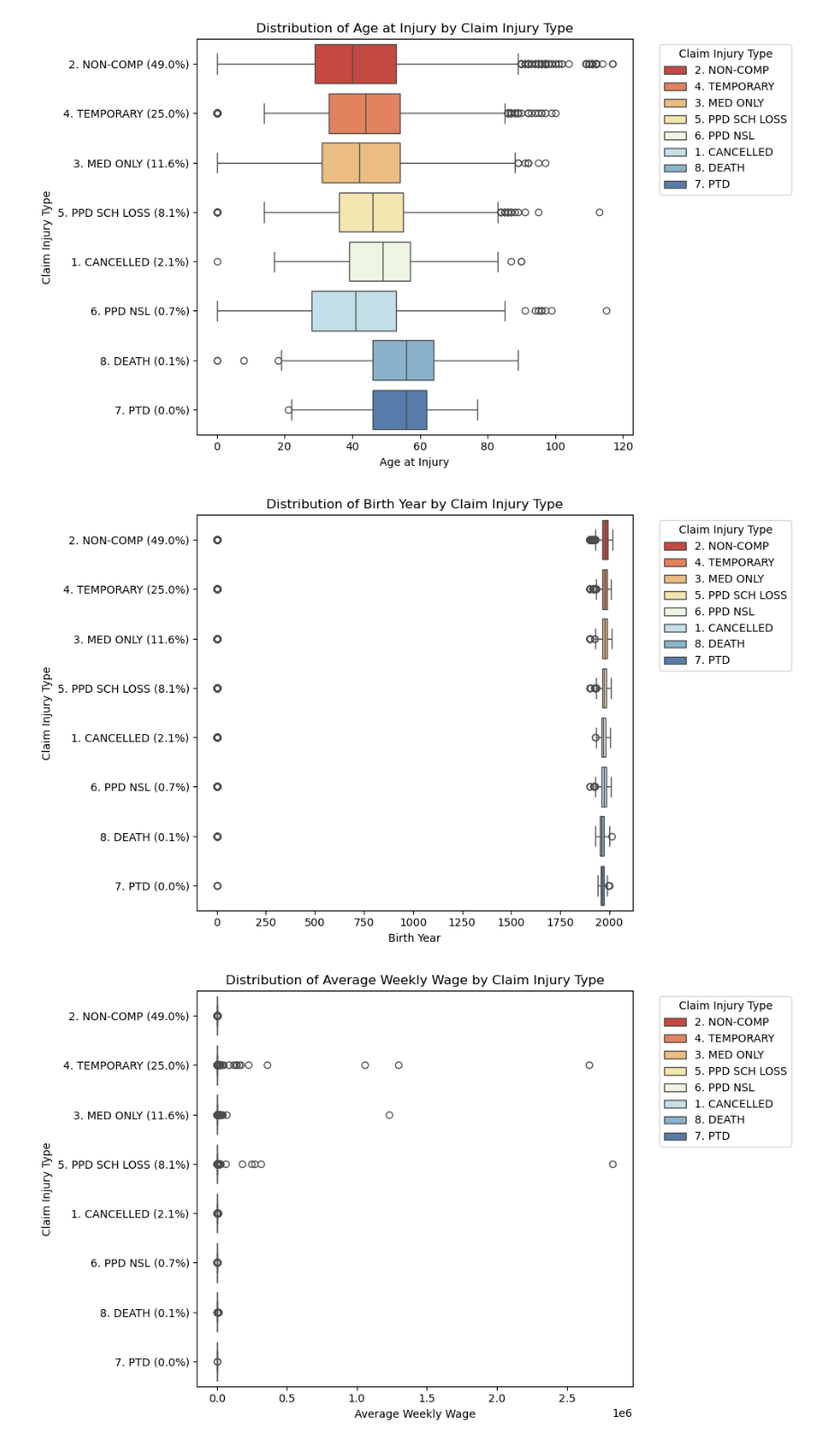
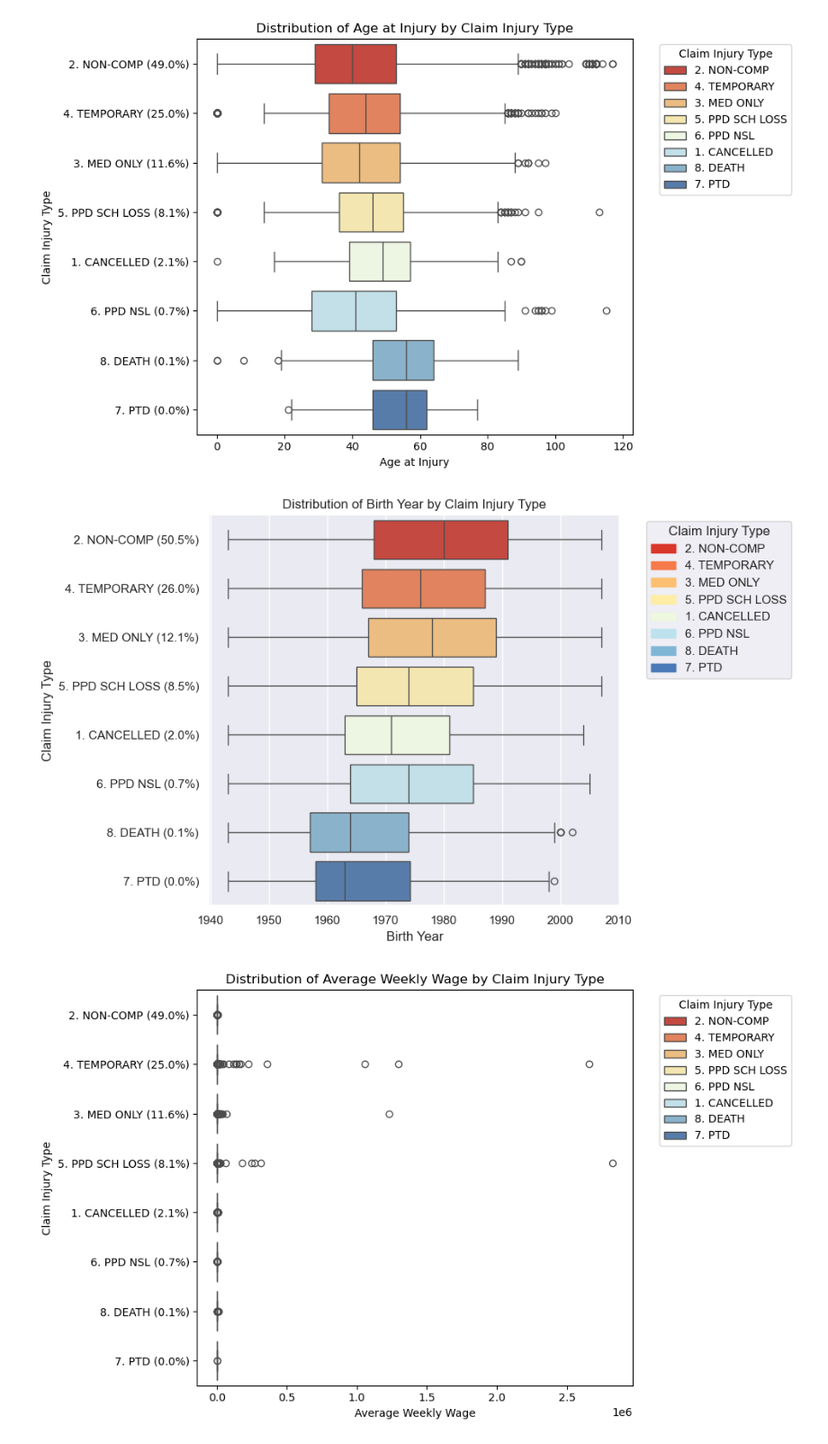
Before and after one commit to DiogoPF/Multiclass_Classification-WCB, a Jupyter notebook: resources/explorative analysis_Isa.ipynb, the cells around one changed output. Shown at 90% size. Cells and saved outputs as stored; diff of their text form; code cells hidden in the pictures.

```diff
--- a/resources/explorative analysis_Isa.ipynb
+++ b/resources/explorative analysis_Isa.ipynb
@@ -965,0 +957,9 @@ for feature in numeric:
+# %%
+a = df[(df["Age at Injury"] > 21) & (df["Birth Year"] < 80)]
+
+fig, ax = plt.subplots(1, 8, figsize=(30, 3))
+
+for i, cat in enumerate(df["Claim Injury Type"].value_counts().index):
+    viz_df = a[a["Claim Injury Type"] == cat]
+    sns.histplot(viz_df["Age at Injury"], ax=ax[i], color='#e0bda8')
+    ax[i].set_title(cat)
@@ -965,0 +970,9 @@ for feature in numeric:
+# %%
+a = df[(df["Birth Year"] < 2008) & (df["Birth Year"] > 1942)]
+
+fig, ax = plt.subplots(1, 8, figsize=(30, 3))
+
+for i, cat in enumerate(df["Claim Injury Type"].value_counts().index):
+    viz_df = a[a["Claim Injury Type"] == cat]
+    sns.histplot(viz_df["Birth Year"], ax=ax[i], color='#e0bda8')
+    ax[i].set_title(cat)
@@ -1054,9 +1087,54 @@ plot_boxplot("Claim Injury Type", "Age at Injury")
 # %% [output]
 [figure]
 # %%
-plot_boxplot("Claim Injury Type", "Birth Year")
+import seaborn as sns
+import matplotlib.pyplot as plt
+import matplotlib.patches as mpatches
+
+# Filter data
+df_sliced = df[(df["Birth Year"] < 2008) & (df["Birth Year"] > 1942)]
+
+# Calculate the count and percentage of each category in the target variable
+target_counts = df_sliced["Claim Injury Type"].value_counts()
+total_observations = len(df_sliced)
+target_percentages = (target_counts / total_observations) * 100
+
+# Create a dictionary for quick lookup of each category's percentage
+percentage_labels = {category: f"{category} ({perc:.1f}%)" for category, perc in zip(target_counts.index, target_percentages)}
+
+# Define a color palette
+palette = sns.color_palette("RdYlBu", n_colors=len(target_counts))
+
+# Create the box plot without hue
+plt.figure(figsize=(10, 6))
+sns.boxplot(
+    data=df_sliced,
+    x="Birth Year",
+    y="Claim Injury Type",
+    hue="Claim Injury Type",
+    palette=palette  # Apply palette directly without hue
+)
+
+# Set the title and labels
+plt.title("Distribution of Birth Year by Claim Injury Type")
+plt.xlabel("Birth Year")
+plt.ylabel("Claim Injury Type")
+
+# Annotate y-axis labels with percentages
+plt.yticks(
+    ticks=range(len(target_counts)),
+    labels=[percentage_labels[category] for category in target_counts.index]
+)
+
+# Manually create legend
+legend_patches = [mpatches.Patch(color=palette[i], label=category) for i, category in enumerate(target_counts.index)]
+plt.legend(handles=legend_patches, title="Claim Injury Type", bbox_to_anchor=(1.05, 1), loc='upper left')
+
+# Adjust layout for better readability
+plt.tight_layout()
+plt.show()
 # %% [output]
-[figure, old version]
+[figure, new version]
 # %%
 plot_boxplot("Claim Injury Type", "Average Weekly Wage")
 # %% [output]
```
Also changed, not shown: parts of 39 cells of this notebook.
